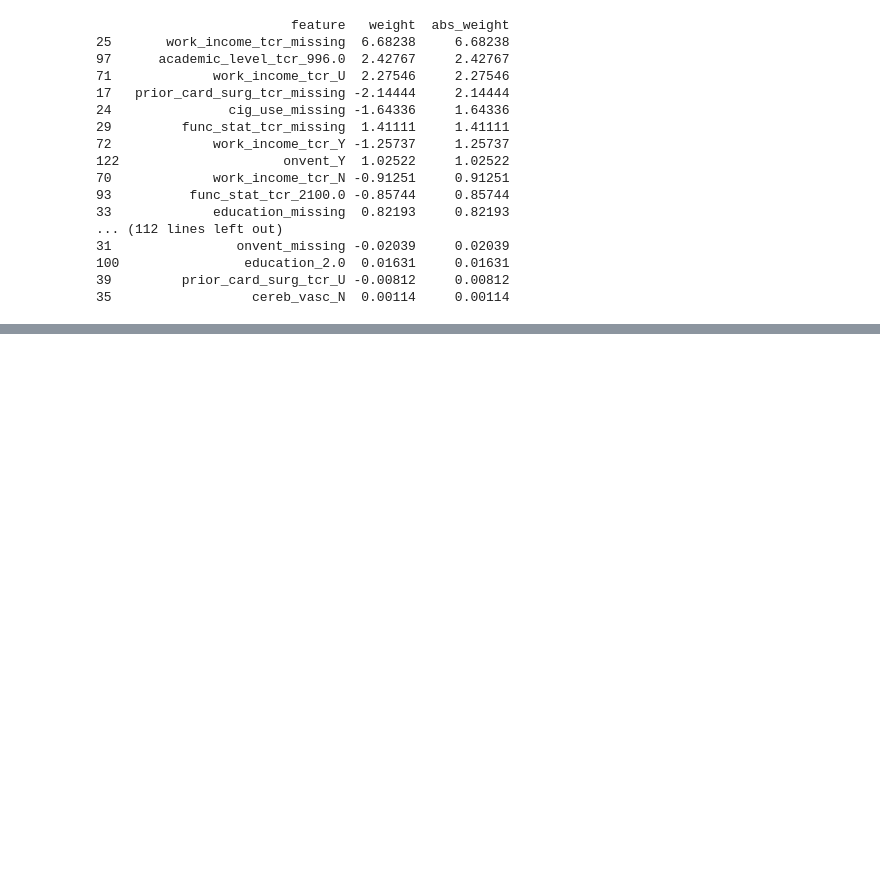
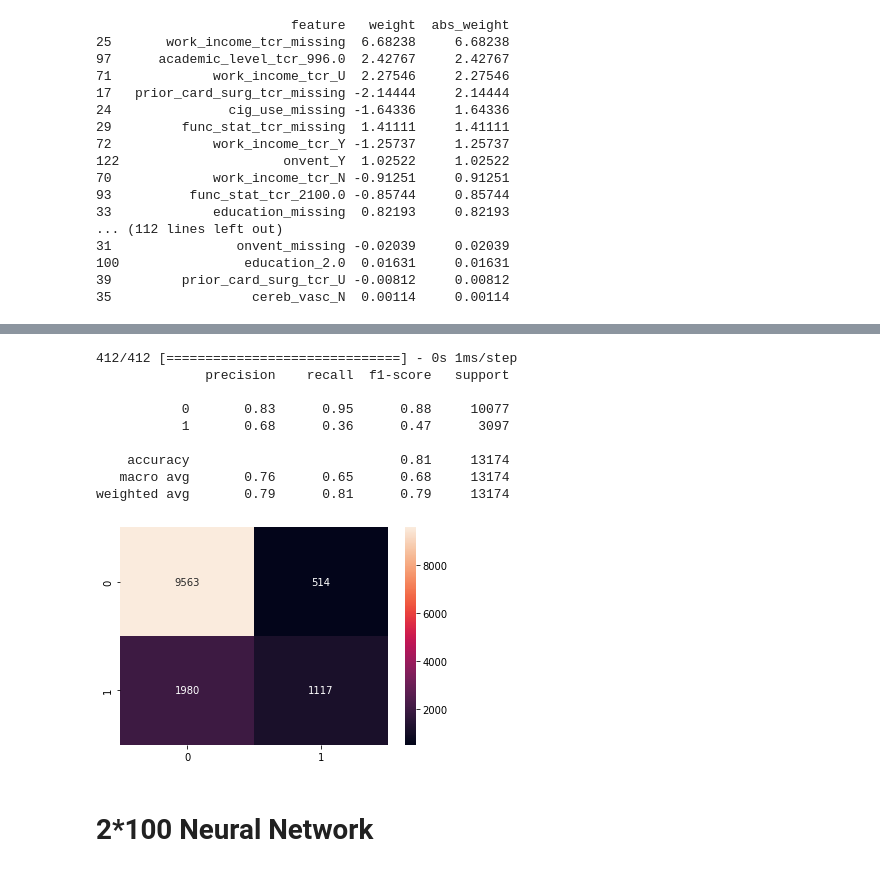
Before and after one commit to wansgar/edan70-project, a Jupyter notebook: column_categorization.ipynb, the cells around one changed output, grey strips where cells are left out. Cells and saved outputs as stored; diff of their text form; code cells hidden in the pictures; blank space fills up the shorter version.

```diff
--- a/column_categorization.ipynb
+++ b/column_categorization.ipynb
@@ -557,0 +604,26 @@ print(weights)
+# %%
+y_pred = np.round(m260.predict(X_test))
+
+# classificaiton report
+from sklearn.metrics import classification_report
+print(classification_report(y_test, y_pred))
+
+# plot confusion matrix
+from sklearn.metrics import confusion_matrix
+import seaborn as sns
+cm = confusion_matrix(y_test, y_pred)
+sns.heatmap(cm, annot=True, fmt="d")
+plt.show()
+# %% [output]
+412/412 [==============================] - 0s 1ms/step
+              precision    recall  f1-score   support
+
+           0       0.83      0.95      0.88     10077
+           1       0.68      0.36      0.47      3097
+
+    accuracy                           0.81     13174
+   macro avg       0.76      0.65      0.68     13174
+weighted avg       0.79      0.81      0.79     13174
+[figure, added]
+# %% [markdown]
+# 2*100 Neural Network
```
Also changed, not shown: parts of 6 cells of this notebook.
